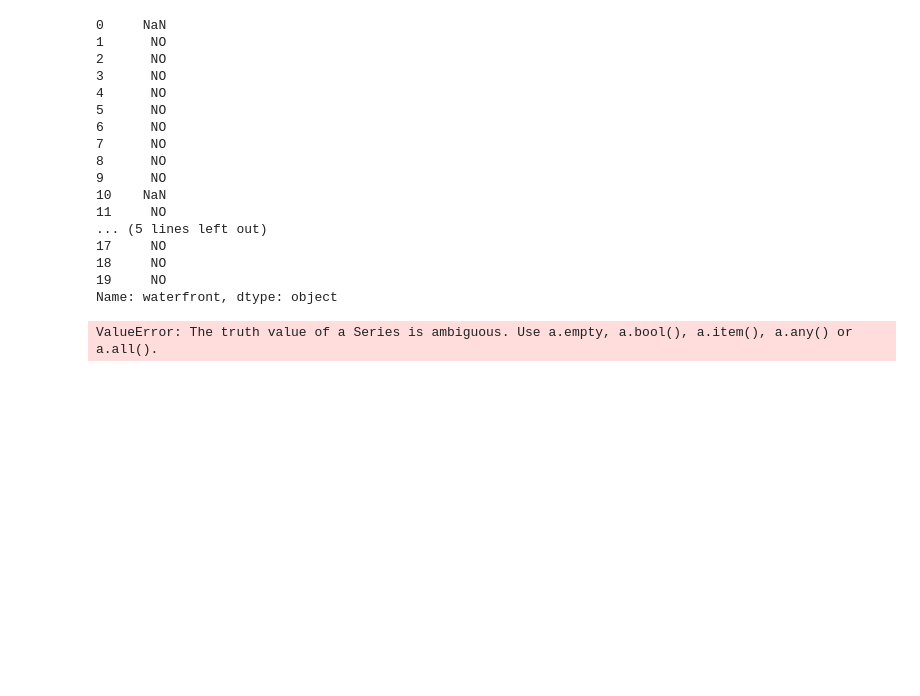
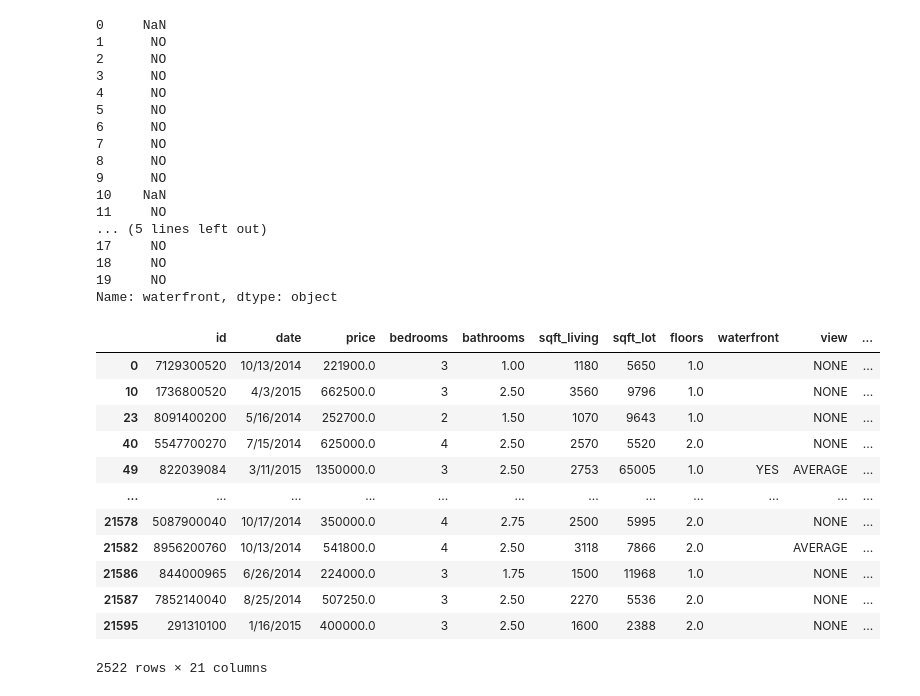
Before and after one commit to NdanuM/dsc-phase-2-project_nm, a Jupyter notebook: student.ipynb, the cells around one changed output. Drawn from its saved outputs; the diff is of its cells as text; code cells hidden in the pictures; blank space fills up the shorter version.

```diff
--- a/student.ipynb
+++ b/student.ipynb
@@ -210,6 +210,20 @@ Name: waterfront, dtype: object
 # %%
 df["waterfront"].fillna("", inplace = True)
 # %%
-df[wf]=np.where(df['waterfront']== None |df['waterfront']=='No',0,1)
+null_wf=df[df['waterfront']!= 'NO' ]
+# df['waterfront']='No'
+null_wf
 # %% [output]
+|  | id | date | price | bedrooms | bathrooms | sqft_living | sqft_lot | floors | waterfront | view | ... |
+| 0 | 7129300520 | 10/13/2014 | 221900.0 | 3 | 1.00 | 1180 | 5650 | 1.0 |  | NONE | ... |
+| 10 | 1736800520 | 4/3/2015 | 662500.0 | 3 | 2.50 | 3560 | 9796 | 1.0 |  | NONE | ... |
+| 23 | 8091400200 | 5/16/2014 | 252700.0 | 2 | 1.50 | 1070 | 9643 | 1.0 |  | NONE | ... |
+| 40 | 5547700270 | 7/15/2014 | 625000.0 | 4 | 2.50 | 2570 | 5520 | 2.0 |  | NONE | ... |
+| 49 | 822039084 | 3/11/2015 | 1350000.0 | 3 | 2.50 | 2753 | 65005 | 1.0 | YES | AVERAGE | ... |
+| ... | ... | ... | ... | ... | ... | ... | ... | ... | ... | ... | ... |
+| 21578 | 5087900040 | 10/17/2014 | 350000.0 | 4 | 2.75 | 2500 | 5995 | 2.0 |  | NONE | ... |
+| 21582 | 8956200760 | 10/13/2014 | 541800.0 | 4 | 2.50 | 3118 | 7866 | 2.0 |  | AVERAGE | ... |
+| 21586 | 844000965 | 6/26/2014 | 224000.0 | 3 | 1.75 | 1500 | 11968 | 1.0 |  | NONE | ... |
+| 21587 | 7852140040 | 8/25/2014 | 507250.0 | 3 | 2.50 | 2270 | 5536 | 2.0 |  | NONE | ... |
+| 21595 | 291310100 | 1/16/2015 | 400000.0 | 3 | 2.50 | 1600 | 2388 | 2.0 |  | NONE | ... |
-ValueError: The truth value of a Series is ambiguous. Use a.empty, a.bool(), a.item(), a.any() or a.all().
+2522 rows × 21 columns
```
Also changed, not shown: parts of 6 cells of this notebook.
